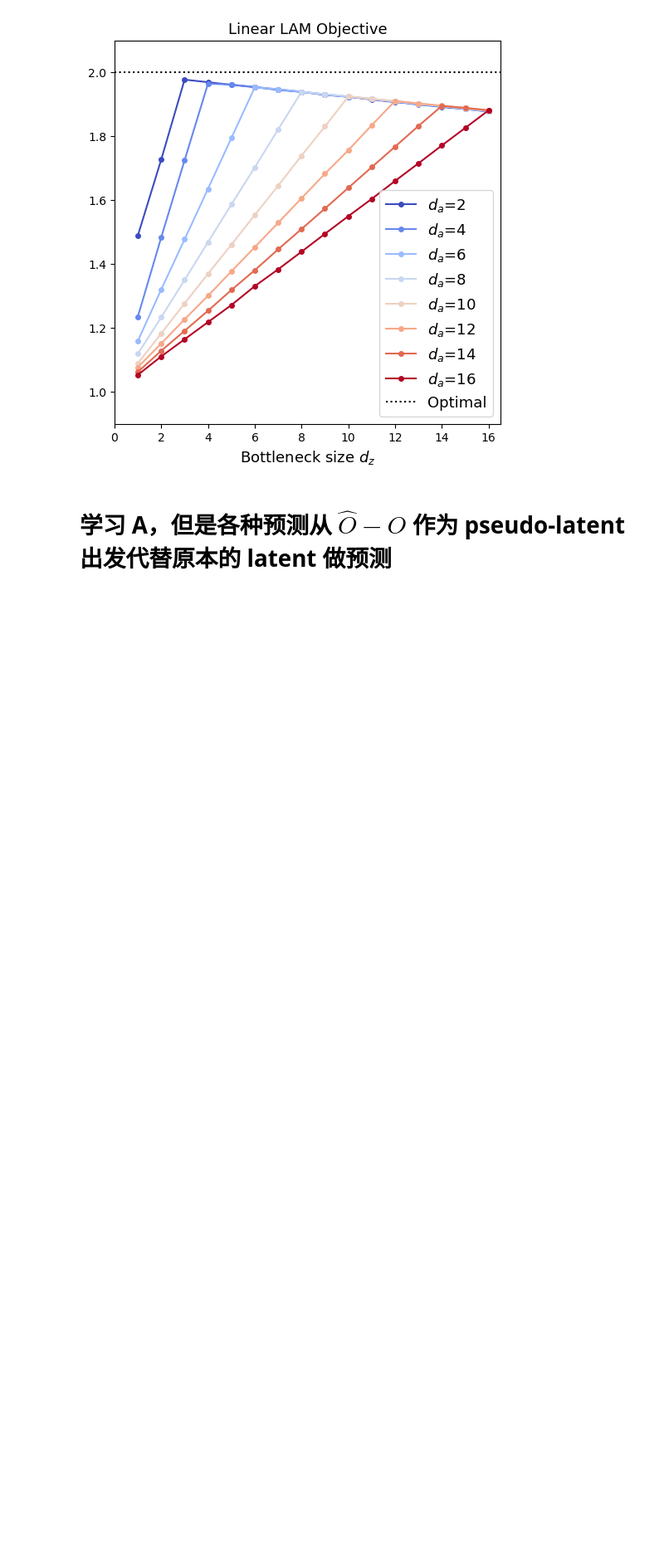
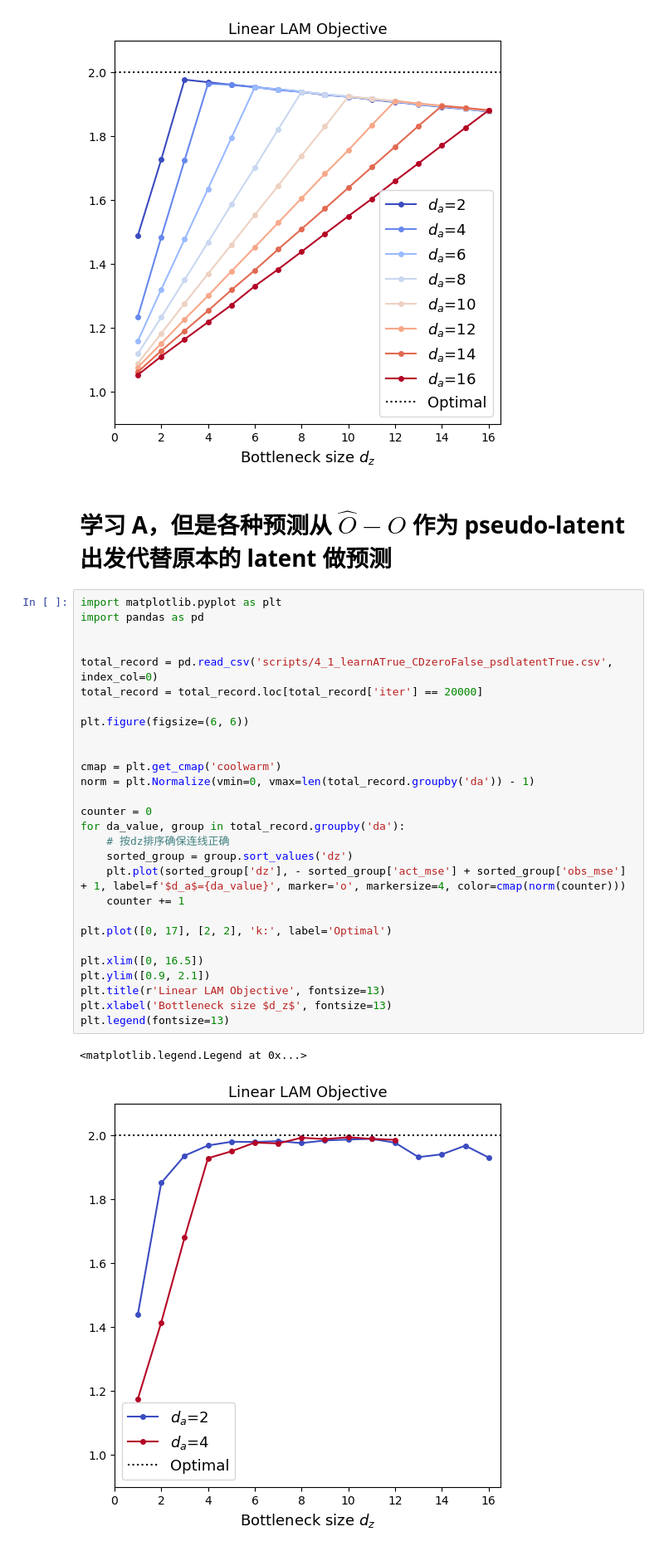
Before and after one commit to zhangchuheng123/LinearLAM, a Jupyter notebook: script20250319_new_4_1.ipynb, the cells around one changed output. Shown: that part at 83% size. Cells and saved outputs as stored; diff of their text form; blank space fills up the shorter version.

```diff
--- a/script20250319_new_4_1.ipynb
+++ b/script20250319_new_4_1.ipynb
@@ -69,3 +69,34 @@ plt.legend(fontsize=13)
 [figure]
 # %% [markdown]
 # 学习 A，但是各种预测从 $\hat{O}-O$ 作为 pseudo-latent 出发代替原本的 latent 做预测
+# %%
+import matplotlib.pyplot as plt
+import pandas as pd
+
+
+total_record = pd.read_csv('scripts/4_1_learnATrue_CDzeroFalse_psdlatentTrue.csv', index_col=0)
+total_record = total_record.loc[total_record['iter'] == 20000]
+
+plt.figure(figsize=(6, 6))
+
+
+cmap = plt.get_cmap('coolwarm')
+norm = plt.Normalize(vmin=0, vmax=len(total_record.groupby('da')) - 1)
+
+counter = 0
+for da_value, group in total_record.groupby('da'):
+    # 按dz排序确保连线正确
+    sorted_group = group.sort_values('dz')
+    plt.plot(sorted_group['dz'], - sorted_group['act_mse'] + sorted_group['obs_mse'] + 1, label=f'$d_a$={da_value}', marker='o', markersize=4, color=cmap(norm(counter)))
+    counter += 1
+
+plt.plot([0, 17], [2, 2], 'k:', label='Optimal')
+
+plt.xlim([0, 16.5])
+plt.ylim([0.9, 2.1])
+plt.title(r'Linear LAM Objective', fontsize=13)
+plt.xlabel('Bottleneck size $d_z$', fontsize=13)
+plt.legend(fontsize=13)
+# %% [output]
+<matplotlib.legend.Legend at 0x...>
+[figure, added]
```
Also changed, not shown: 12 other files.
